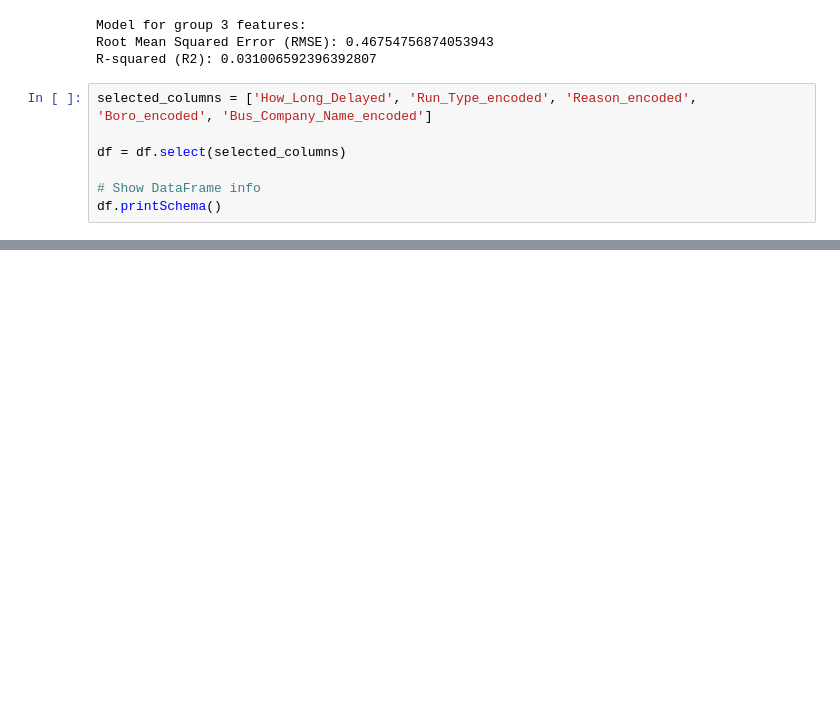
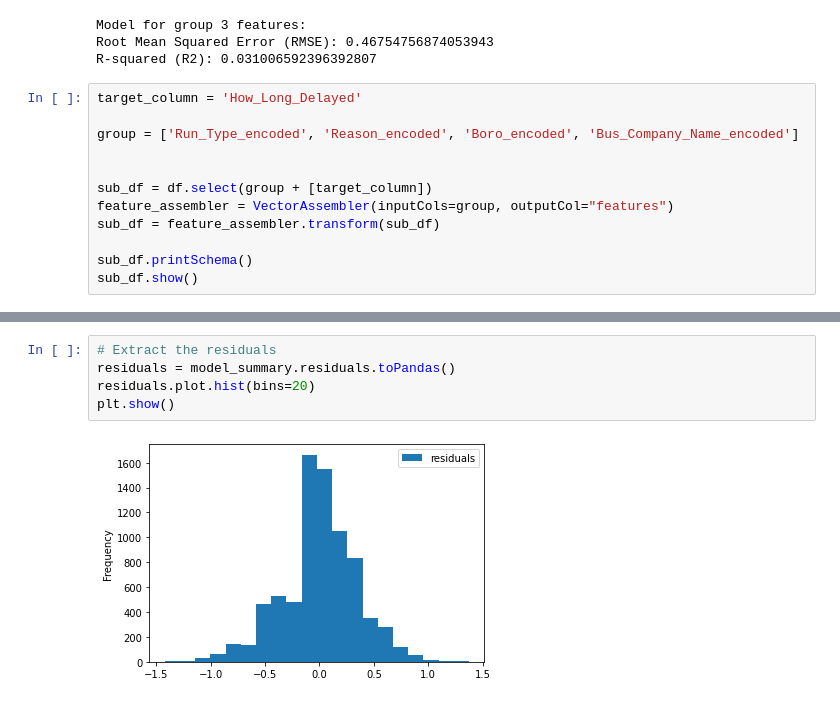
Before and after one commit to SyHilichurl/722, a Jupyter notebook: mine.ipynb, the cells around one changed output, grey strips where cells are left out. Cells and saved outputs as stored; diff of their text form; blank space fills up the shorter version.

```diff
--- a/mine.ipynb
+++ b/mine.ipynb
@@ -403,11 +403,16 @@ Model for group 3 features:
 Root Mean Squared Error (RMSE): 0.46754756874053943
 R-squared (R2): 0.031006592396392807
 # %%
-selected_columns = ['How_Long_Delayed', 'Run_Type_encoded', 'Reason_encoded', 'Boro_encoded', 'Bus_Company_Name_encoded']
+target_column = 'How_Long_Delayed'
 
-df = df.select(selected_columns)
+group = ['Run_Type_encoded', 'Reason_encoded', 'Boro_encoded', 'Bus_Company_Name_encoded']
 
-# Show DataFrame info
-df.printSchema()
+
+sub_df = df.select(group + [target_column])
+feature_assembler = VectorAssembler(inputCols=group, outputCol="features")
+sub_df = feature_assembler.transform(sub_df)
+
+sub_df.printSchema()
+sub_df.show()
 # %% [output]
 root
@@ -461,0 +838,7 @@ df.printSchema()
+# %%
+# Extract the residuals
+residuals = model_summary.residuals.toPandas()
+residuals.plot.hist(bins=20)
+plt.show()
+# %% [output]
+[figure, added]
```
Also changed, not shown: parts of 20 cells of this notebook.
